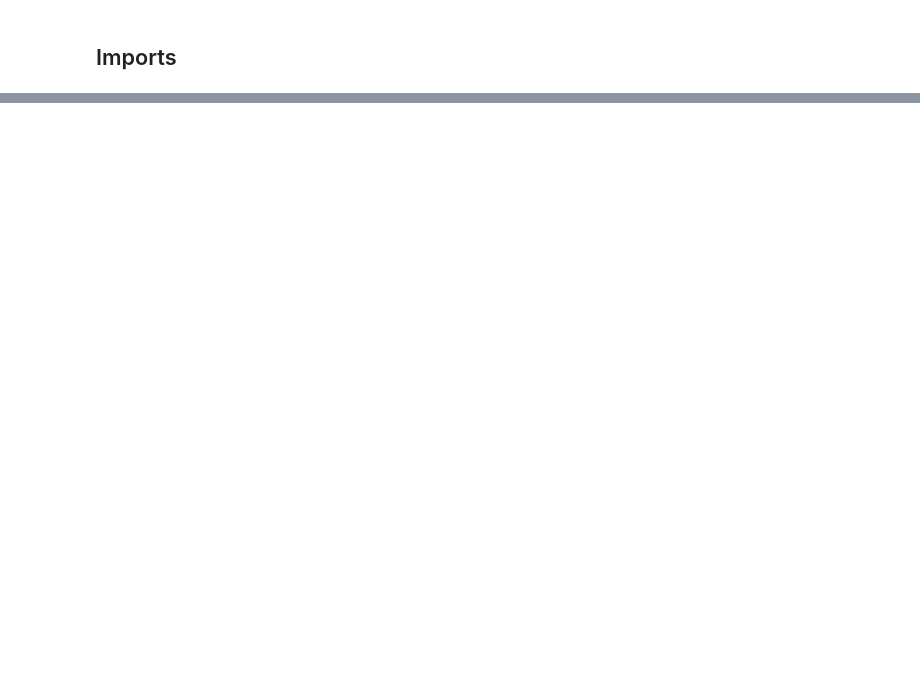
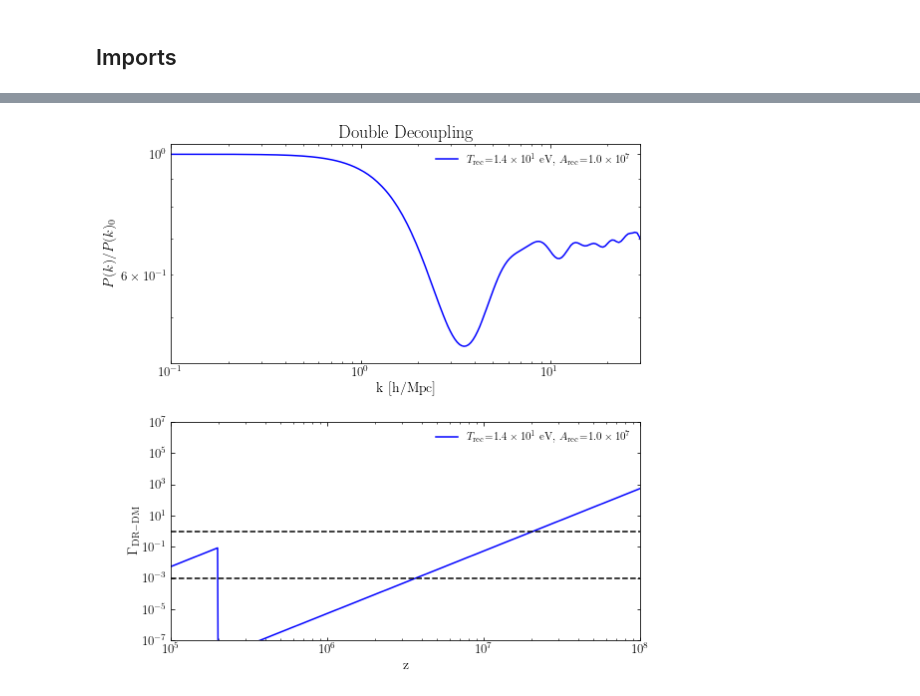
Before and after one commit to NolanSmyth/class_recoupling, a Jupyter notebook: recoupling_constraints.ipynb, the cells around one changed output, grey strips where cells are left out. Cells and saved outputs as stored; diff of their text form; code cells hidden in the pictures; blank space fills up the shorter version.

```diff
--- a/recoupling_constraints.ipynb
+++ b/recoupling_constraints.ipynb
@@ -50,7 +51,9 @@ def plot_varied_recoupling_strong(Tr0, Ar0, Tr1, Ar1, save=False):
     plt.subplot(211)
     plt.plot(
         kk,
-        pk_strong_interp((Tr1, Ar1, kk)) / pk_dd_interp((Tr0, Ar0, kk)),
+        # pk_strong_interp((Tr1, Ar1, kk)) / pk_dd_interp((Tr0, Ar0, kk)),
+        pk_strong_interp_late((Tr1, Ar1, kk)) / pk_dd_interp((Tr0, Ar0, kk)),
+
         "b",
         label="$T_\mathrm{rec}$=%s eV, $A_\mathrm{rec}$=%s"
         % (scientific_format(Tr1 * ktoev), scientific_format(Ar1)),
@@ -164,0 +181,11 @@ constraint_pk_y_errs_sorted[1] = [x for _, x in sorted(zip(constraint_ks, constr
+# %%
+Tr1 = T_rec_strong_arr[40]
+Ar1 = A_rec_strong_arr[99]
+test_pks = np.zeros(len(constraint_ks_sorted))
+for i, k in enumerate(constraint_ks_sorted):
+    # test_pks[i] = pk_strong_interp((Tr1, Ar1, k))
+    test_pks[i] = pk_strong_interp_late((Tr1, Ar1, k))
+# %%
+plot_varied_recoupling_strong(Tr0, Ar0, Tr1, Ar1, save=False)
+# %% [output]
+[figure, added]
```
Also changed, not shown: parts of 14 cells of this notebook, 9 other files.
